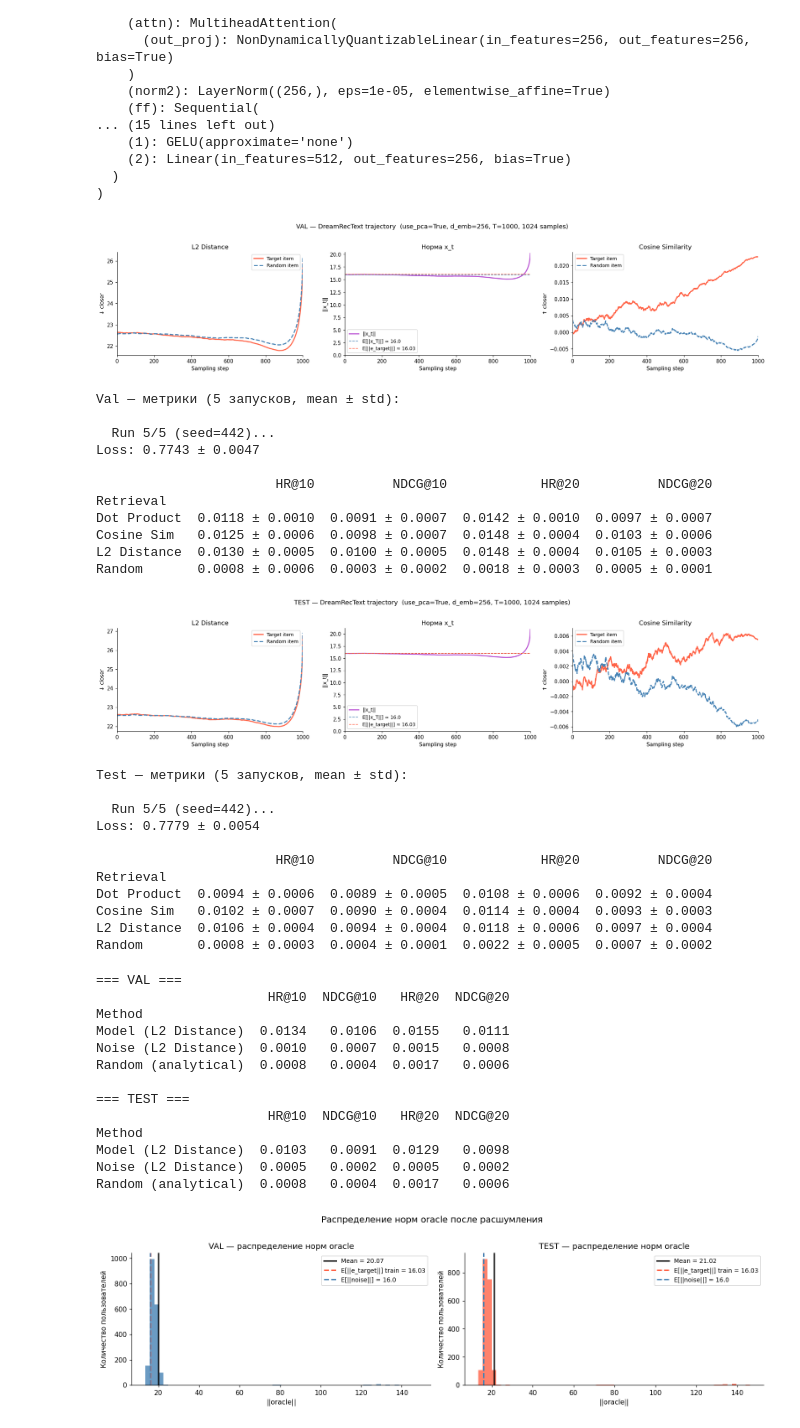
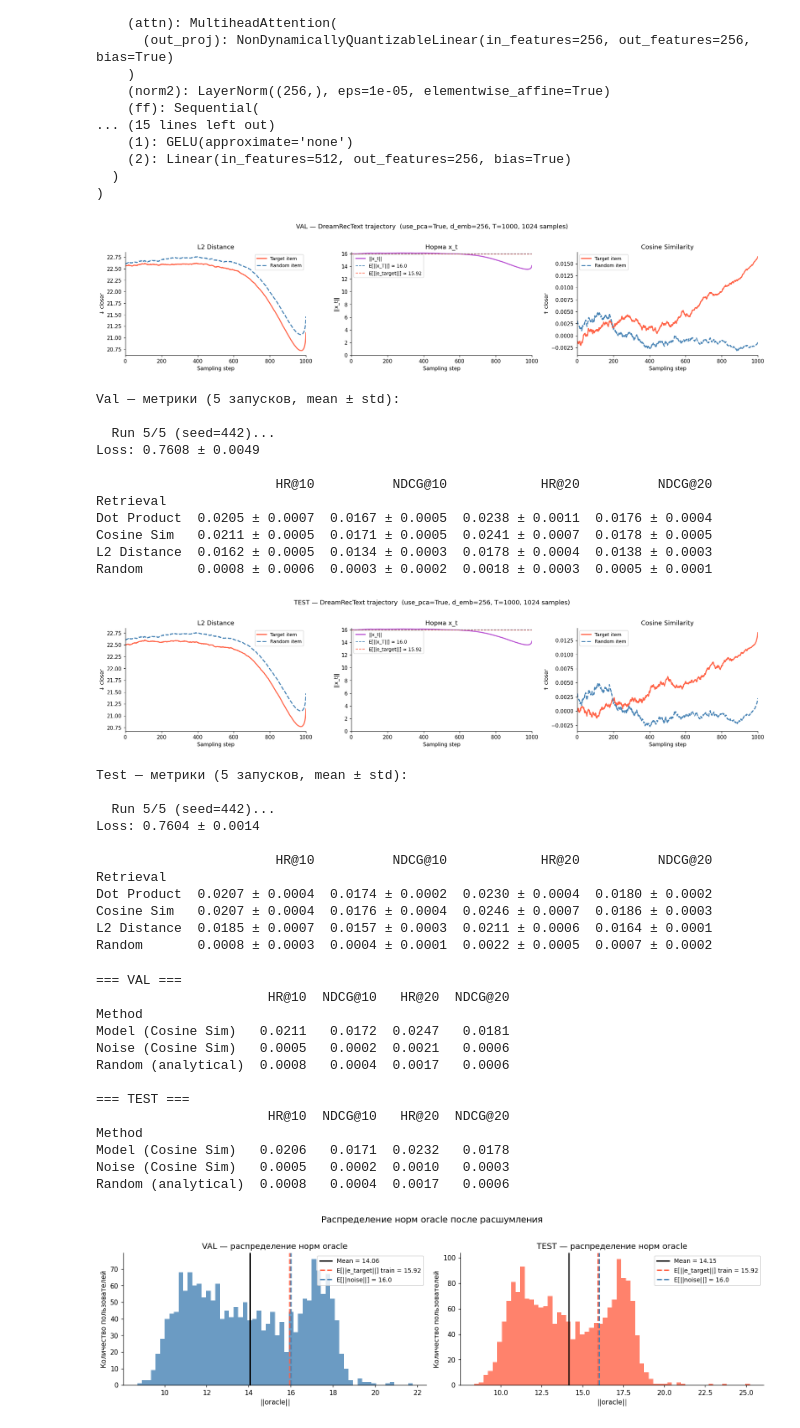
Before and after one commit to iliakabanov/DiffText4Rec, a Jupyter notebook: notebooks/dreamrec_text_results.ipynb, the cells around one changed output. Drawn from its saved outputs; the diff is of its cells as text; code cells hidden in the pictures.

Commit message:
Finalised DreamRec Model

```diff
--- a/notebooks/dreamrec_text_results.ipynb
+++ b/notebooks/dreamrec_text_results.ipynb
@@ -19,7 +21,7 @@ plt.rcParams['axes.spines.right'] = False
 # ════════════════════════════════════════════════════════════
 # КОНФИГ
 # ════════════════════════════════════════════════════════════
-CKPT_DIR        = '../checkpoints/dreamrec_text_pca_l2_nocfg'
+CKPT_DIR        = '../checkpoints/dreamrec_text_pca_cosine_nocfg'
 DATA_DIR        = '../data/ATG'
 EMB_PATH        = '../data/ATG/3large_emb.pickle'
 WHITENING_CACHE = '../data/processed/whitening_cache.npz'
@@ -79,6 +81,7 @@ model = DreamRecText(
     whitening_cache_path=WHITENING_CACHE,
     T=T,
     w_cfg=w_cfg,
+    per_component_whitening=True
 ).to(device)
 model.load_state_dict(sd)
 
@@ -369,32 +372,32 @@ DreamRecText(
 # %%
 val_df, val_loss = analyze_split(model, loaders['val'], 'val')
 # %% [output]
-[figure, old version]
+[figure, new version]
 Val — метрики (5 запусков, mean ± std):
 
   Run 5/5 (seed=442)...
-Loss: 0.7743 ± 0.0047
+Loss: 0.7608 ± 0.0049
 
                        HR@10          NDCG@10            HR@20          NDCG@20
 Retrieval
-Dot Product  0.0118 ± 0.0010  0.0091 ± 0.0007  0.0142 ± 0.0010  0.0097 ± 0.0007
-Cosine Sim   0.0125 ± 0.0006  0.0098 ± 0.0007  0.0148 ± 0.0004  0.0103 ± 0.0006
-L2 Distance  0.0130 ± 0.0005  0.0100 ± 0.0005  0.0148 ± 0.0004  0.0105 ± 0.0003
+Dot Product  0.0205 ± 0.0007  0.0167 ± 0.0005  0.0238 ± 0.0011  0.0176 ± 0.0004
+Cosine Sim   0.0211 ± 0.0005  0.0171 ± 0.0005  0.0241 ± 0.0007  0.0178 ± 0.0005
+L2 Distance  0.0162 ± 0.0005  0.0134 ± 0.0003  0.0178 ± 0.0004  0.0138 ± 0.0003
 Random       0.0008 ± 0.0006  0.0003 ± 0.0002  0.0018 ± 0.0003  0.0005 ± 0.0001
 # %%
 test_df, test_loss = analyze_split(model, loaders['test'], 'test')
 # %% [output]
-[figure, old version]
+[figure, new version]
 Test — метрики (5 запусков, mean ± std):
 
   Run 5/5 (seed=442)...
-Loss: 0.7779 ± 0.0054
+Loss: 0.7604 ± 0.0014
 
                        HR@10          NDCG@10            HR@20          NDCG@20
 Retrieval
-Dot Product  0.0094 ± 0.0006  0.0089 ± 0.0005  0.0108 ± 0.0006  0.0092 ± 0.0004
-Cosine Sim   0.0102 ± 0.0007  0.0090 ± 0.0004  0.0114 ± 0.0004  0.0093 ± 0.0003
-L2 Distance  0.0106 ± 0.0004  0.0094 ± 0.0004  0.0118 ± 0.0006  0.0097 ± 0.0004
+Dot Product  0.0207 ± 0.0004  0.0174 ± 0.0002  0.0230 ± 0.0004  0.0180 ± 0.0002
+Cosine Sim   0.0207 ± 0.0004  0.0176 ± 0.0004  0.0246 ± 0.0007  0.0186 ± 0.0003
+L2 Distance  0.0185 ± 0.0007  0.0157 ± 0.0003  0.0211 ± 0.0006  0.0164 ± 0.0001
 Random       0.0008 ± 0.0003  0.0004 ± 0.0001  0.0022 ± 0.0005  0.0007 ± 0.0002
 # %%
 
@@ -404,7 +407,7 @@ Random       0.0008 ± 0.0003  0.0004 ± 0.0001  0.0022 ± 0.0005  0.0007 ± 0.0
 # ════════════════════════════════════════════════════════════
 
 # Метрика для сравнения: 'Dot Product', 'Cosine Sim', 'L2 Distance'
-COMPARE_METRIC = 'L2 Distance'
+COMPARE_METRIC = 'Cosine Sim'
 
 torch.manual_seed(SEED)
 model.eval()
@@ -470,38 +473,38 @@ for split_name in ['val', 'test']:
 fig, axes = plt.subplots(1, 2, figsize=(14, 4))
 colors = {'val': 'steelblue', 'test': 'tomato'}
 
 for ax, split_name in zip(axes, ['val', 'test']):
     norms_arr = oracle_norms[split_name]
     ax.hist(norms_arr, bins=60, color=colors[split_name], alpha=0.8, edgecolor='none')
     ax.axvline(norms_arr.mean(), color='black', lw=2,
                label=f'Mean = {norms_arr.mean():.2f}')
     ax.axvline(TRAIN_TARGET_NORM, color='tomato', lw=2, ls='--',
                label=f'E[||e_target||] train = {TRAIN_TARGET_NORM:.2f}')
     ax.axvline(np.sqrt(model.d_emb), color='steelblue', lw=2, ls='--',
                label=f'E[||noise||] = {np.sqrt(model.d_emb):.1f}')
     ax.set_xlabel('||oracle||')
     ax.set_ylabel('Количество пользователей')
     ax.set_title(f'{split_name.upper()} — распределение норм oracle')
     ax.legend(fontsize=9)
 
 plt.suptitle('Распределение норм oracle после расшумления', fontsize=13, y=1.02)
 plt.tight_layout()
 plt.show()
 # %% [output]
 === VAL ===
                       HR@10  NDCG@10   HR@20  NDCG@20
 Method
-Model (L2 Distance)  0.0134   0.0106  0.0155   0.0111
-Noise (L2 Distance)  0.0010   0.0007  0.0015   0.0008
+Model (Cosine Sim)   0.0211   0.0172  0.0247   0.0181
+Noise (Cosine Sim)   0.0005   0.0002  0.0021   0.0006
 Random (analytical)  0.0008   0.0004  0.0017   0.0006
 
 === TEST ===
                       HR@10  NDCG@10   HR@20  NDCG@20
 Method
-Model (L2 Distance)  0.0103   0.0091  0.0129   0.0098
-Noise (L2 Distance)  0.0005   0.0002  0.0005   0.0002
+Model (Cosine Sim)   0.0206   0.0171  0.0232   0.0178
+Noise (Cosine Sim)   0.0005   0.0002  0.0010   0.0003
 Random (analytical)  0.0008   0.0004  0.0017   0.0006
-[figure, old version]
+[figure, new version]
 # %%
 
 # ════════════════════════════════════════════════════════════
```
Also changed, not shown: parts of 8 cells of this notebook, 5 other files.
